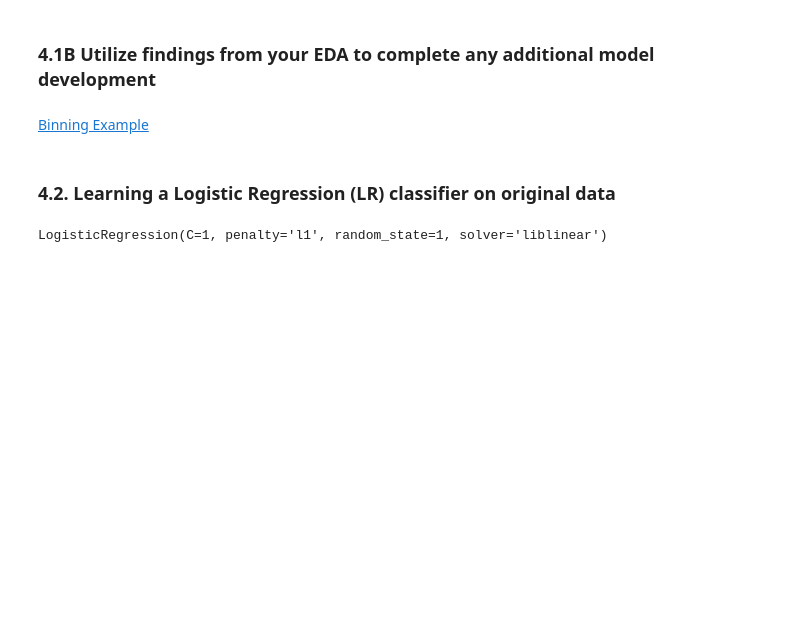
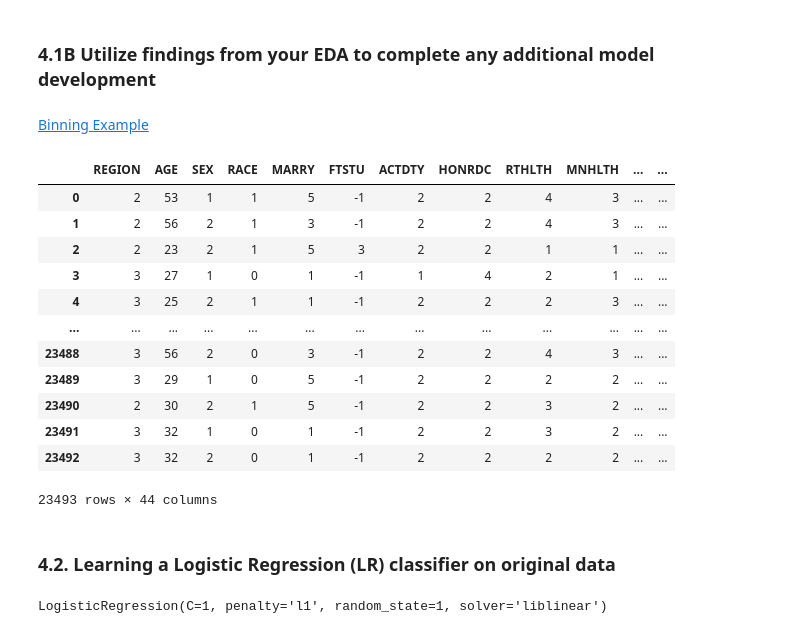
Before and after one commit to 474benchen/capstone_replication, a Jupyter notebook: replication-project-part-02-model-dev-fairness-eval.ipynb, the cells around one changed output. Drawn from its saved outputs; the diff is of its cells as text; code cells hidden in the pictures; blank space fills up the shorter version.

```diff
--- a/replication-project-part-02-model-dev-fairness-eval.ipynb
+++ b/replication-project-part-02-model-dev-fairness-eval.ipynb
@@ -782 +786,22 @@ dataset_X_train, dataset_X_val, dataset_X_test = dataset.split([0.7, 0.85], shuf
 # Feel free to use the codebook from MEPS to explore other variables
+# %%
+# binning weight, 1 being the lowest representation and 5 being the highest
+# since weight is so weirdly collected i figured this would help, but it still is unclear in context.
+# tbh don't think it made a difference lol, feel free to delete/change
+dev_X = X.copy()
+dev_X['WeightBins'] = pd.cut(dev_X['PERWT15F'], 5, labels = [1, 2, 3, 4, 5])
+dev_X.drop(columns = 'PERWT15F')
+# %% [output]
+|  | REGION | AGE | SEX | RACE | MARRY | FTSTU | ACTDTY | HONRDC | RTHLTH | MNHLTH | ... | ... |
+| 0 | 2 | 53 | 1 | 1 | 5 | -1 | 2 | 2 | 4 | 3 | ... | ... |
+| 1 | 2 | 56 | 2 | 1 | 3 | -1 | 2 | 2 | 4 | 3 | ... | ... |
+| 2 | 2 | 23 | 2 | 1 | 5 | 3 | 2 | 2 | 1 | 1 | ... | ... |
+| 3 | 3 | 27 | 1 | 0 | 1 | -1 | 1 | 4 | 2 | 1 | ... | ... |
+| 4 | 3 | 25 | 2 | 1 | 1 | -1 | 2 | 2 | 2 | 3 | ... | ... |
+| ... | ... | ... | ... | ... | ... | ... | ... | ... | ... | ... | ... | ... |
+| 23488 | 3 | 56 | 2 | 0 | 3 | -1 | 2 | 2 | 4 | 3 | ... | ... |
+| 23489 | 3 | 29 | 1 | 0 | 5 | -1 | 2 | 2 | 2 | 2 | ... | ... |
+| 23490 | 2 | 30 | 2 | 1 | 5 | -1 | 2 | 2 | 3 | 2 | ... | ... |
+| 23491 | 3 | 32 | 1 | 0 | 1 | -1 | 2 | 2 | 3 | 2 | ... | ... |
+| 23492 | 3 | 32 | 2 | 0 | 1 | -1 | 2 | 2 | 2 | 2 | ... | ... |
+23493 rows × 44 columns
```
Also changed, not shown: parts of 10 cells of this notebook.
